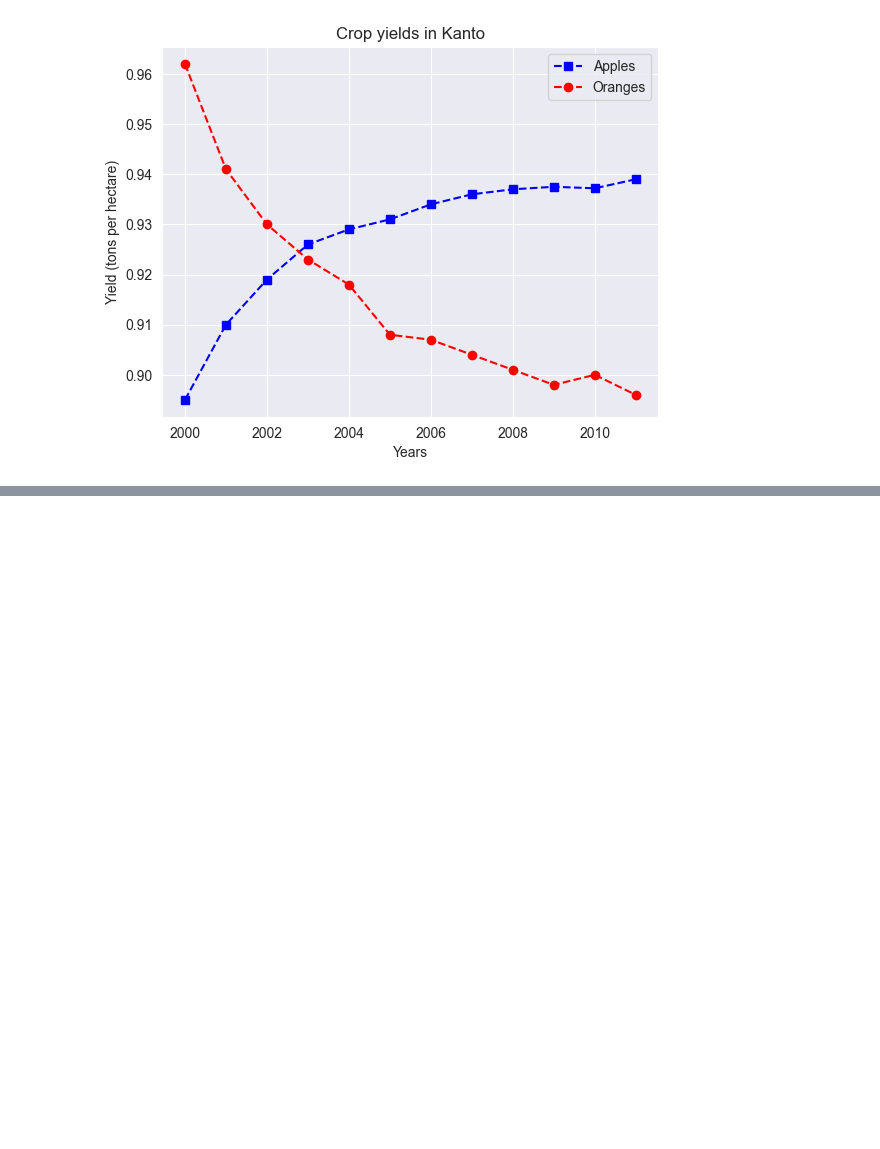
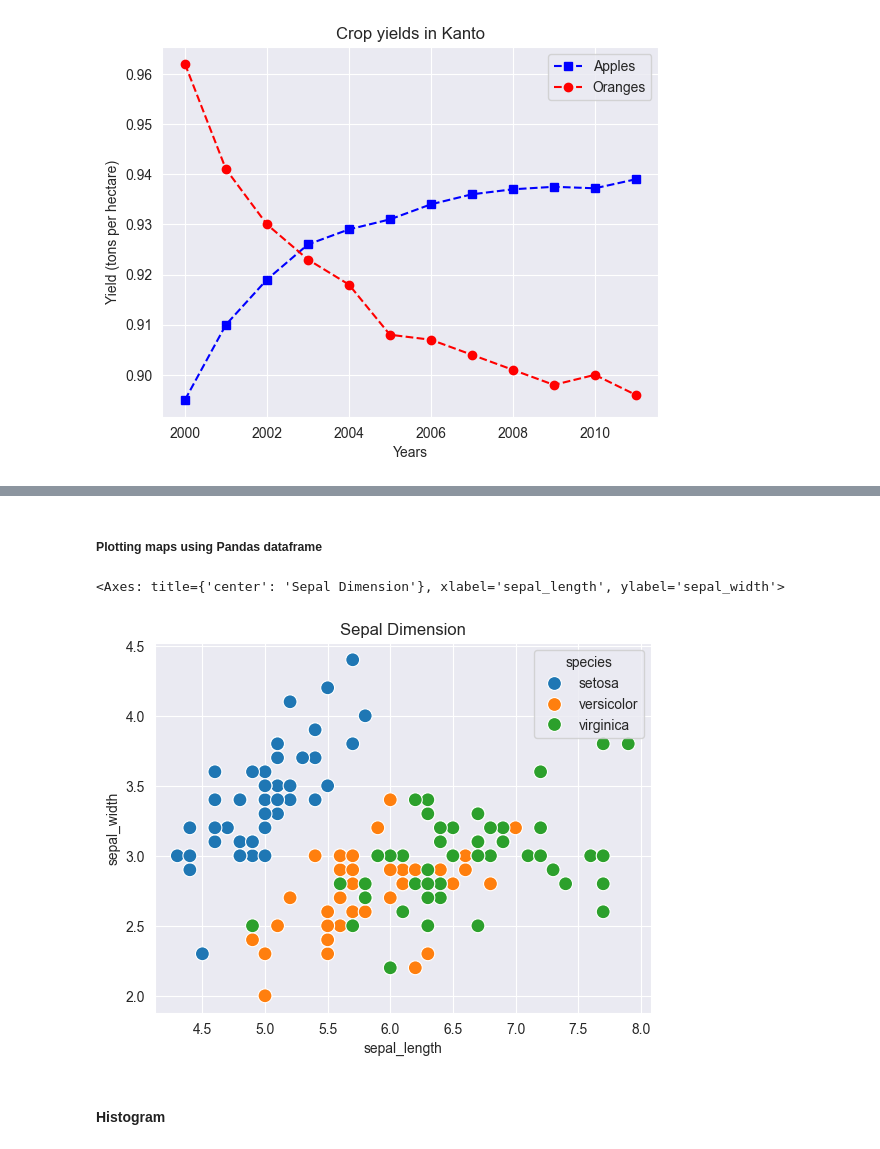
Before and after one commit to mayanksingh-0405/Python-Data-Analysis, a Jupyter notebook: vizualizations.ipynb, the cells around one changed output, grey strips where cells are left out. Saved outputs shown, nothing was run; the diff lists cells and outputs as text; code cells hidden in the pictures; blank space fills up the shorter version.

```diff
--- a/vizualizations.ipynb
+++ b/vizualizations.ipynb
@@ -78,0 +128,14 @@ plt.legend(['Apples', 'Oranges'])
+# %% [markdown]
+<h5> Plotting maps using Pandas dataframe </h5>
+# %%
+plt.title('Sepal Dimension')
+sns.scatterplot(x='sepal_length',
+                y= 'sepal_width',
+                hue = 'species',
+                s = 100,
+                data= flowers_df)
+# %% [output]
+<Axes: title={'center': 'Sepal Dimension'}, xlabel='sepal_length', ylabel='sepal_width'>
+[figure, added]
+# %% [markdown]
+<h4> Histogram </h4>
```
Also changed, not shown: parts of 48 cells of this notebook, 1 other file.
